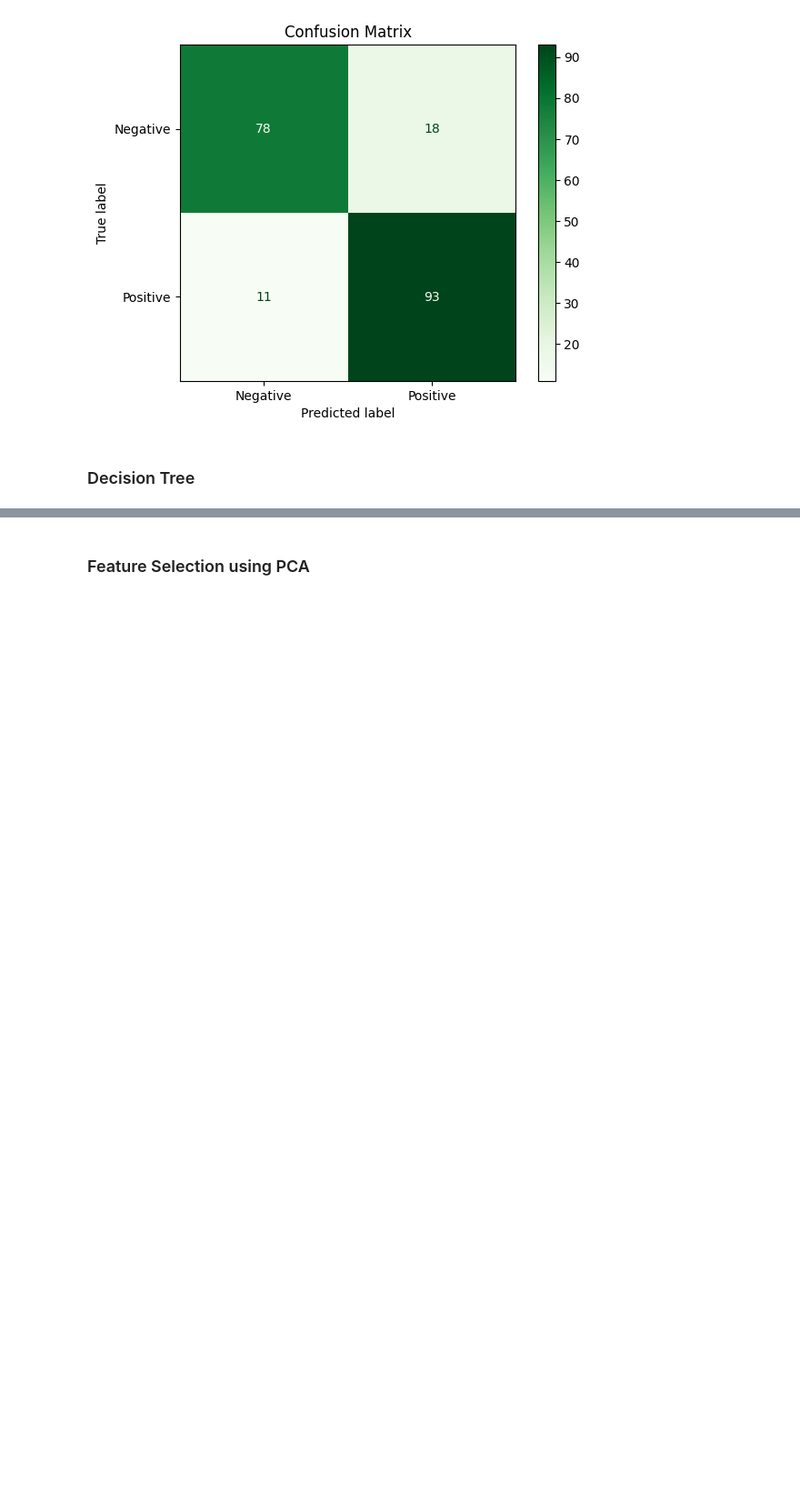
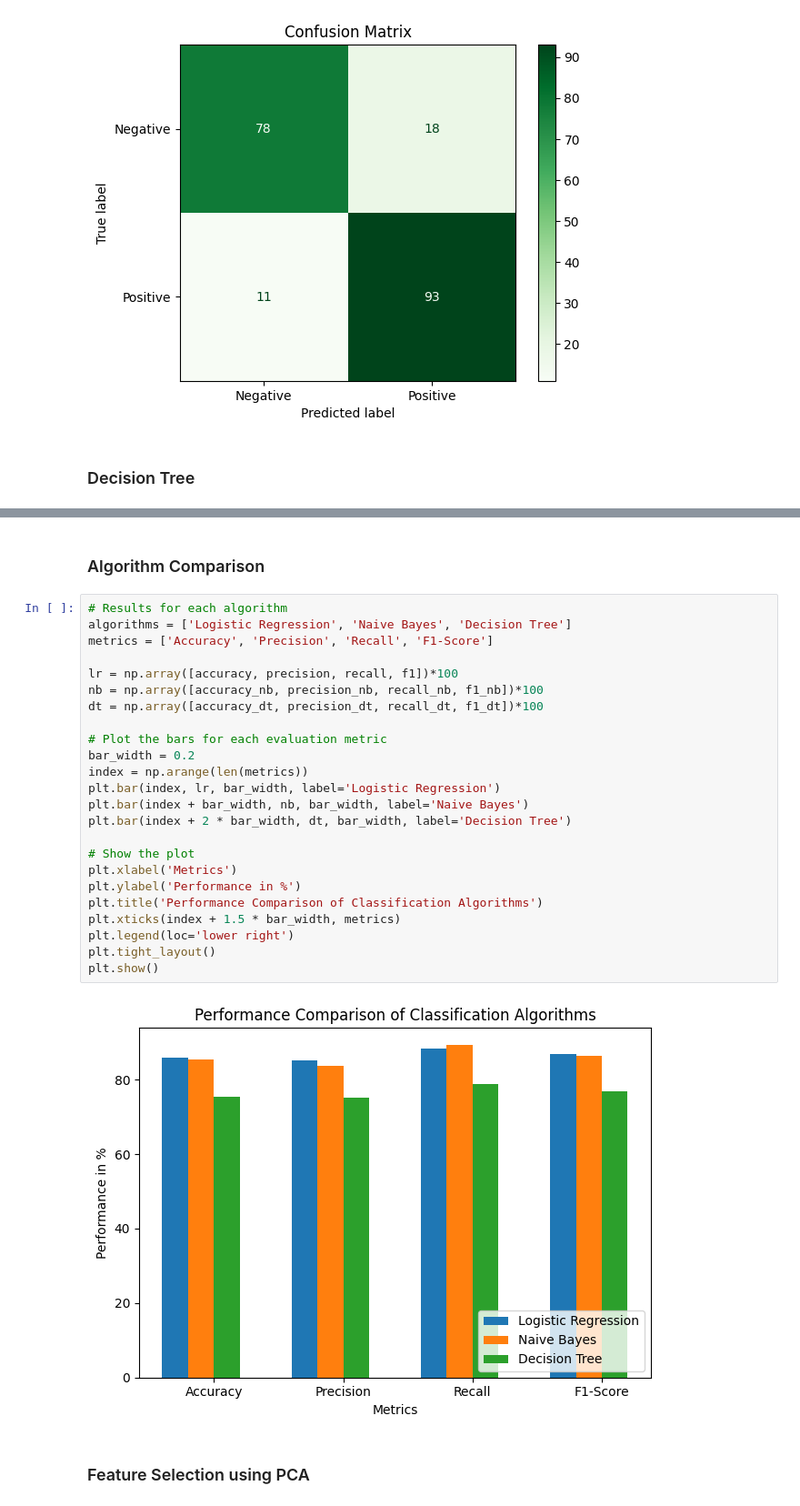
Before and after one commit to harshgit/cs613-final-project, a Jupyter notebook: notebook/project_greg_progress.ipynb, the cells around one changed output, grey strips where cells are left out. Shown at 91% size. Saved outputs shown, nothing was run; the diff lists cells and outputs as text; blank space fills up the shorter version.

Commit message:
updating charts and things

```diff
--- a/notebook/project_greg_progress.ipynb
+++ b/notebook/project_greg_progress.ipynb
@@ -283,3 +283,31 @@ F1-score: 0.772093023255814
+# %% [markdown]
+### Algorithm Comparison
+# %%
+# Results for each algorithm
+algorithms = ['Logistic Regression', 'Naive Bayes', 'Decision Tree']
+metrics = ['Accuracy', 'Precision', 'Recall', 'F1-Score']
+
+lr = np.array([accuracy, precision, recall, f1])*100
+nb = np.array([accuracy_nb, precision_nb, recall_nb, f1_nb])*100
+dt = np.array([accuracy_dt, precision_dt, recall_dt, f1_dt])*100
+
+# Plot the bars for each evaluation metric
+bar_width = 0.2
+index = np.arange(len(metrics))
+plt.bar(index, lr, bar_width, label='Logistic Regression')
+plt.bar(index + bar_width, nb, bar_width, label='Naive Bayes')
+plt.bar(index + 2 * bar_width, dt, bar_width, label='Decision Tree')
+
+# Show the plot
+plt.xlabel('Metrics')
+plt.ylabel('Performance in %')
+plt.title('Performance Comparison of Classification Algorithms')
+plt.xticks(index + 1.5 * bar_width, metrics)
+plt.legend(loc='lower right')
+plt.tight_layout()
+plt.show()
+# %% [output]
+[figure, added]
 # %% [markdown]
 ### Feature Selection using PCA
 # %%
```
Also changed, not shown: parts of 6 cells of this notebook.
